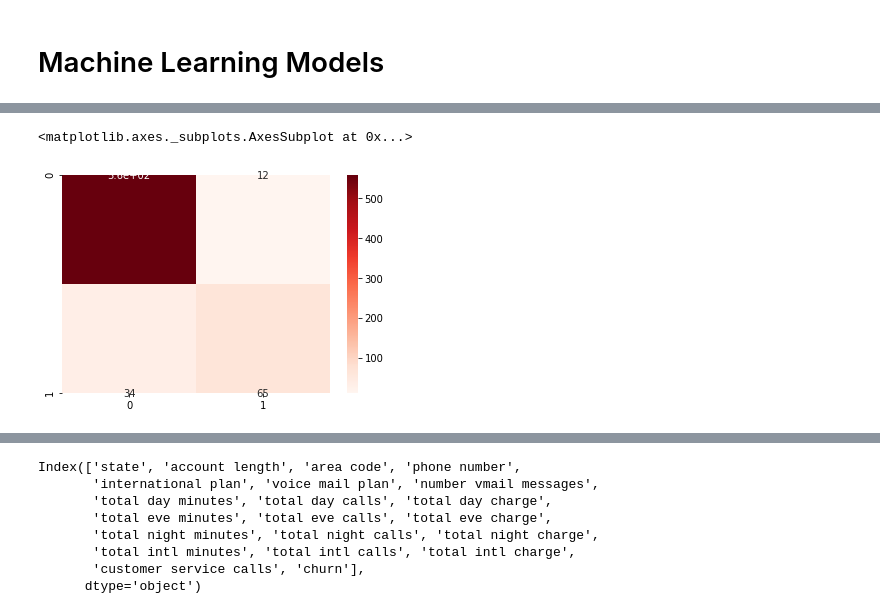
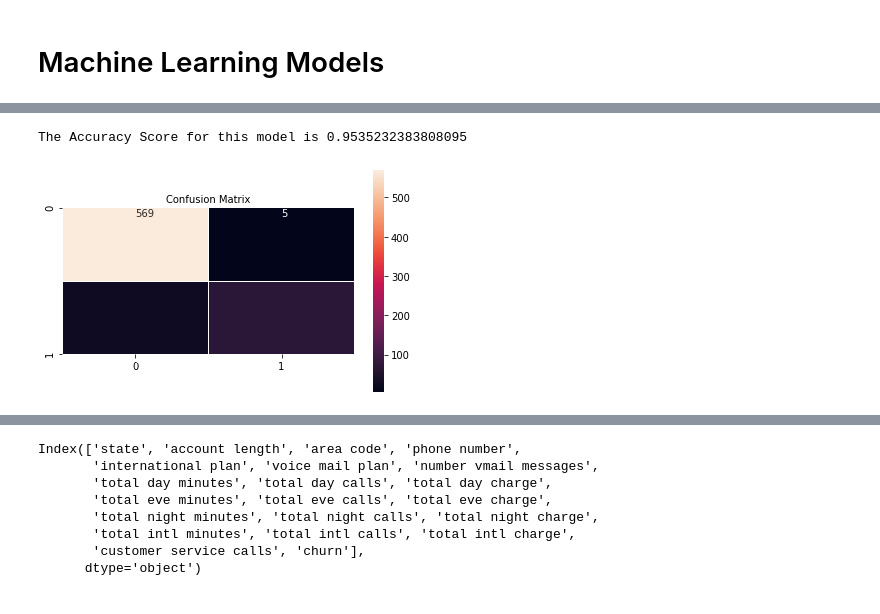
Before and after one commit to jdsmithwes/Telco-Data-Churn, a Jupyter notebook: Module3_project_master.ipynb, the cells around one changed output, grey strips where cells are left out. Saved outputs shown, nothing was run; the diff lists cells and outputs as text; code cells hidden in the pictures.

```diff
--- a/Module3_project_master.ipynb
+++ b/Module3_project_master.ipynb
@@ -369,39 +393,22 @@ classification_report(y_pred,y_test)
 # %%
 #confusion matrix
 cm = confusion_matrix(y_test,y_pred)
 acc = accuracy_score(y_test,y_pred)
 
-sns.heatmap(cm, annot=True,
-             cmap='Reds')
-#ax= plt.subplot()
-#sns.heatmap(cm, annot=True, ax = ax); #annot=True to annotate cells
-
-# labels, title and ticks
-#ax.set_xlabel('Predicted labels');ax.set_ylabel('True labels');
-#ax.set_title('Confusion Matrix');
-#ax.xaxis.set_ticklabels(['business', 'health']); ax.yaxis.set_ticklabels(['health', 'business']);
-#plt.tight_layout
+print('The Accuracy Score for this model is {acc}'.format(acc=acc))
+plt.ylabel('Actual label');
+plt.xlabel('Predicted label');
+all_sample_title = 'Accuracy Score: {0}'.format(acc)
+plt.title('Confusion Matrix', size = 10)
+plt.tight_layout()
+annot_kws = {"ha": 'left',"va": 'top'}
+sns.heatmap(cm, annot=True,annot_kws=annot_kws, fmt="d", linewidths=.2, square = True,);
 
 
-
-
-
-
-
-
-
-
-#print('The Accuracy Score for this model is {acc}'.format(acc=acc))
-#plt.ylabel('Actual label');
-#plt.xlabel('Predicted label');
-#all_sample_title = 'Accuracy Score: {0}'.format(acc)
-#plt.title('Confusion Matrix', size = 7)
-#plt.tight_layout()
-#sns.set(font_scale=0.75)
-#sns.heatmap(cm, annot=True, annot_kws={"size": 8}, fmt=".2g", linewidths=.2, square = True, robust = True);
+#ax = sns.heatmap(data, annot=True, annot_kws= annot_kws)
 # %% [output]
-<matplotlib.axes._subplots.AxesSubplot at 0x...>
+The Accuracy Score for this model is 0.9535232383808095
-[figure, old version]
+[figure, new version]
 # %%
 # make predictions for test data
 predictions = [round(value) for value in y_pred]
```
Also changed, not shown: parts of 29 cells of this notebook, 3 other files.
